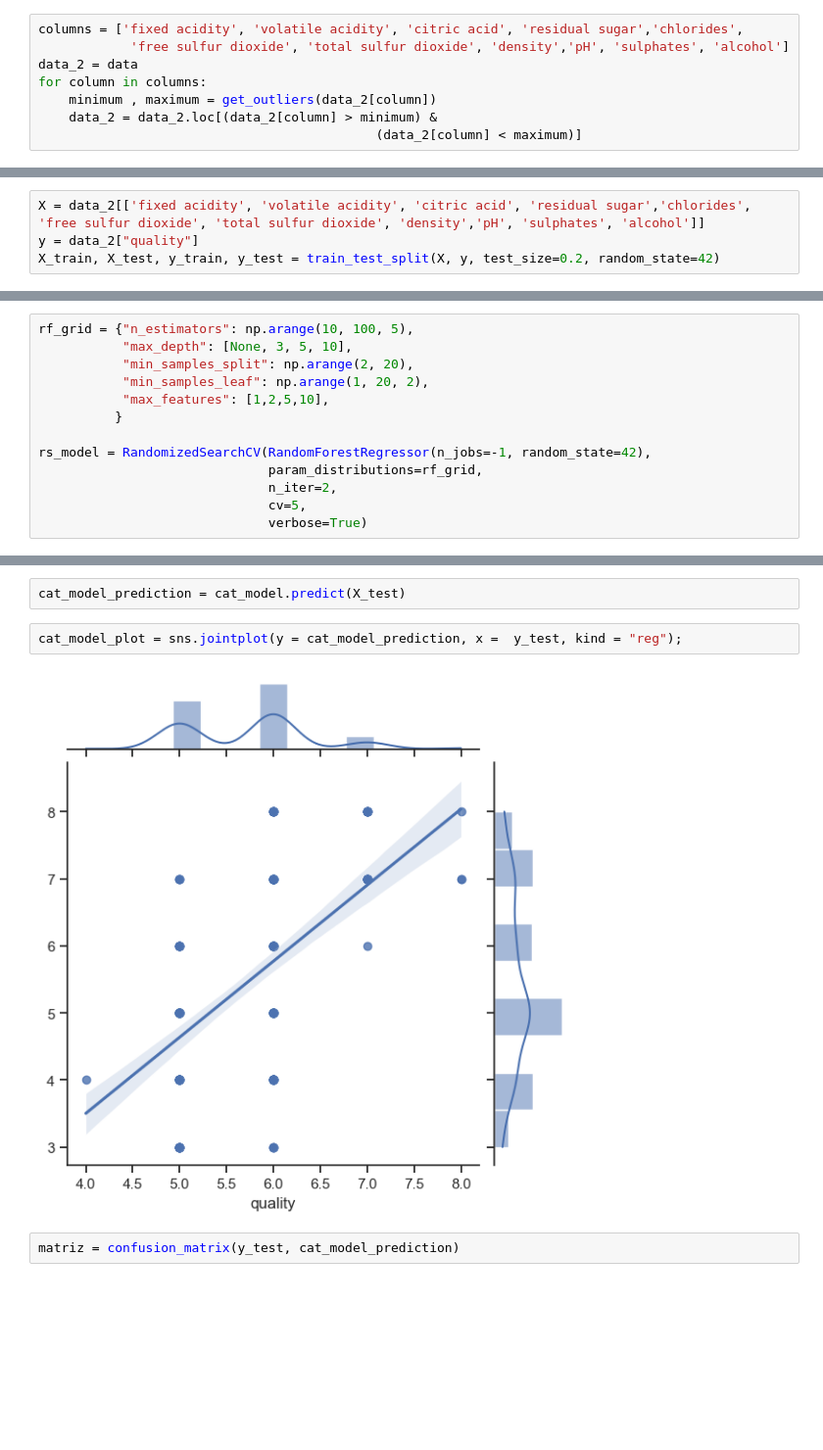
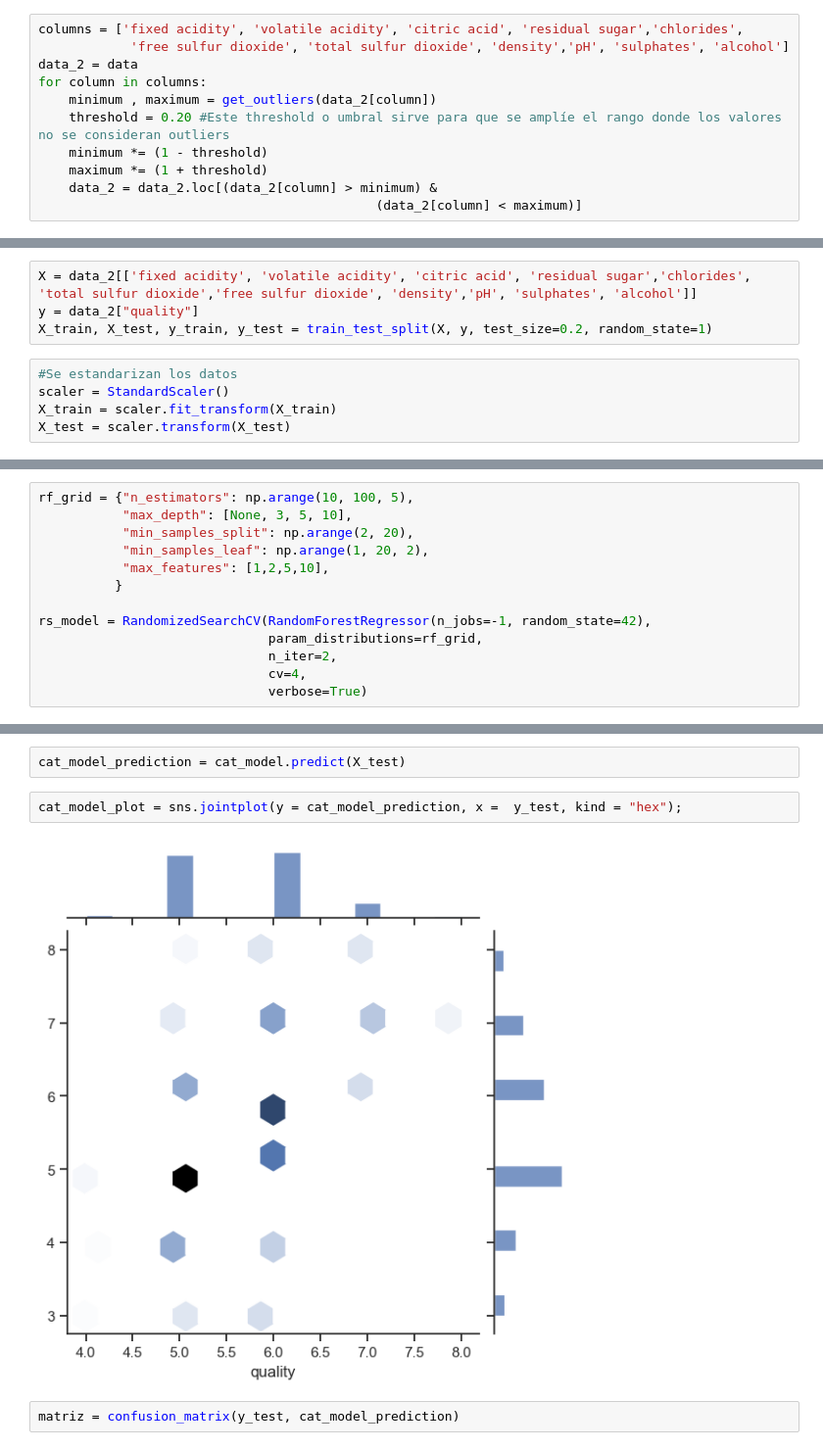
Before and after one commit to correaluccio/Wine-quality-classifier, a Jupyter notebook: wine.ipynb, the cells around one changed output, grey strips where cells are left out. Shown at 98% size. Cells and saved outputs as stored; diff of their text form; blank space fills up the shorter version.

```diff
--- a/wine.ipynb
+++ b/wine.ipynb
@@ -89,6 +104,9 @@ columns = ['fixed acidity', 'volatile acidity', 'citric acid', 'residual sugar',
 data_2 = data
 for column in columns:
     minimum , maximum = get_outliers(data_2[column])
+    threshold = 0.20 #Este threshold o umbral sirve para que se amplíe el rango donde los valores no se consideran outliers
+    minimum *= (1 - threshold)
+    maximum *= (1 + threshold)
     data_2 = data_2.loc[(data_2[column] > minimum) &
                                             (data_2[column] < maximum)]
 # %%
@@ -100,7 +117,12 @@ sns.heatmap(data_2.corr(), annot = True, cbar = False, linewidths = 4)
 # %%
-X = data_2[['fixed acidity', 'volatile acidity', 'citric acid', 'residual sugar','chlorides', 'free sulfur dioxide', 'total sulfur dioxide', 'density','pH', 'sulphates', 'alcohol']]
+X = data_2[['fixed acidity', 'volatile acidity', 'citric acid', 'residual sugar','chlorides',  'total sulfur dioxide','free sulfur dioxide', 'density','pH', 'sulphates', 'alcohol']]
 y = data_2["quality"]
-X_train, X_test, y_train, y_test = train_test_split(X, y, test_size=0.2, random_state=42)
+X_train, X_test, y_train, y_test = train_test_split(X, y, test_size=0.2, random_state=1)
+# %%
+#Se estandarizan los datos
+scaler = StandardScaler()
+X_train = scaler.fit_transform(X_train)
+X_test = scaler.transform(X_test)
 # %%
 sns.set_theme(style="ticks")
 histogramas = data_2.hist(bins = 40, figsize=(10,10), grid = False)
@@ -174,7 +201,7 @@ rf_grid = {"n_estimators": np.arange(10, 100, 5),
 rs_model = RandomizedSearchCV(RandomForestRegressor(n_jobs=-1, random_state=42),
                               param_distributions=rf_grid,
                               n_iter=2,
-                              cv=5,
+                              cv=4,
                               verbose=True)
 # %%
 rs_model.fit(X_train, y_train)
@@ -215,9 +259,9 @@ LogisticRegression(class_weight='balanced', max_iter=10000,
 # %%
 cat_model_prediction = cat_model.predict(X_test)
 # %%
-cat_model_plot = sns.jointplot(y = cat_model_prediction, x =  y_test, kind = "reg");
+cat_model_plot = sns.jointplot(y = cat_model_prediction, x =  y_test, kind = "hex");
 # %% [output]
-[figure, old version]
+[figure, new version]
 # %%
 matriz = confusion_matrix(y_test, cat_model_prediction)
 # %%
```
Also changed, not shown: parts of 29 cells of this notebook.
